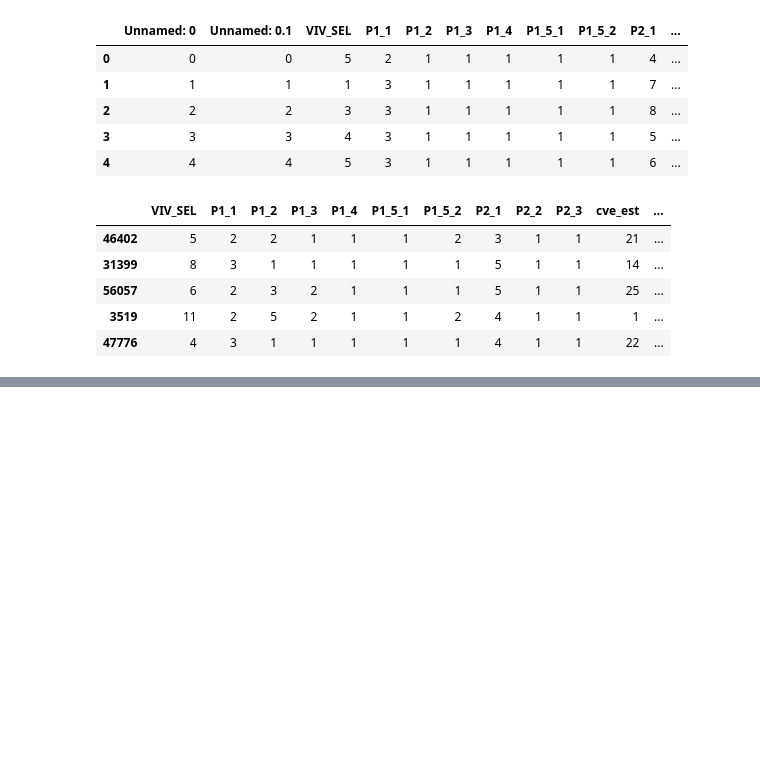
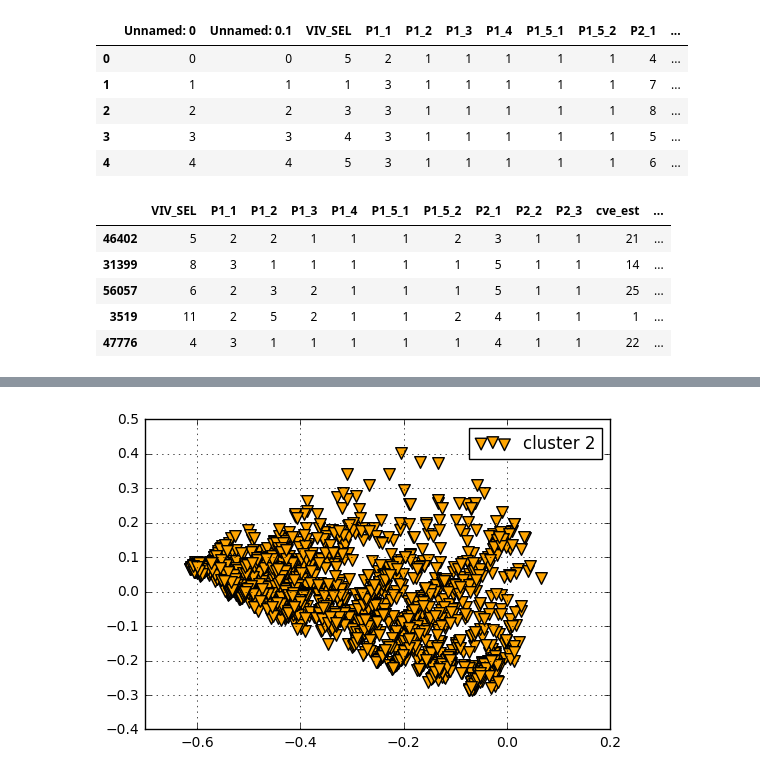
Before and after one commit to HectorCeja/ETL-extract-transform-load, a Jupyter notebook: clustering viviendas/clustering-viviendas2015.ipynb, the cells around one changed output, grey strips where cells are left out. Saved outputs shown, nothing was run; the diff lists cells and outputs as text; code cells hidden in the pictures; blank space fills up the shorter version.

```diff
--- a/clustering viviendas/clustering-viviendas2015.ipynb
+++ b/clustering viviendas/clustering-viviendas2015.ipynb
@@ -446,0 +454,13 @@ plt.show()
+# %%
+plt.scatter(X[y_km==1,0],
+          X[y_km==1,1],
+          s=70,
+          c='orange',
+          edgecolor='black',
+          marker='v',
+          label='cluster 2')
+plt.legend()
+plt.grid()
+plt.show()
+# %% [output]
+[figure, added]
```
Also changed, not shown: parts of 19 cells of this notebook, 3 other files.
